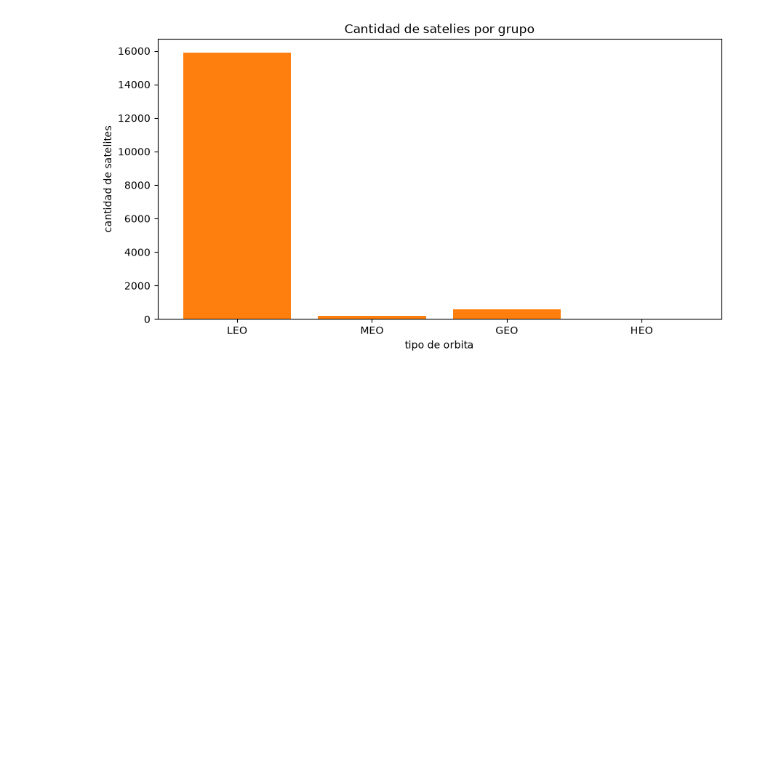
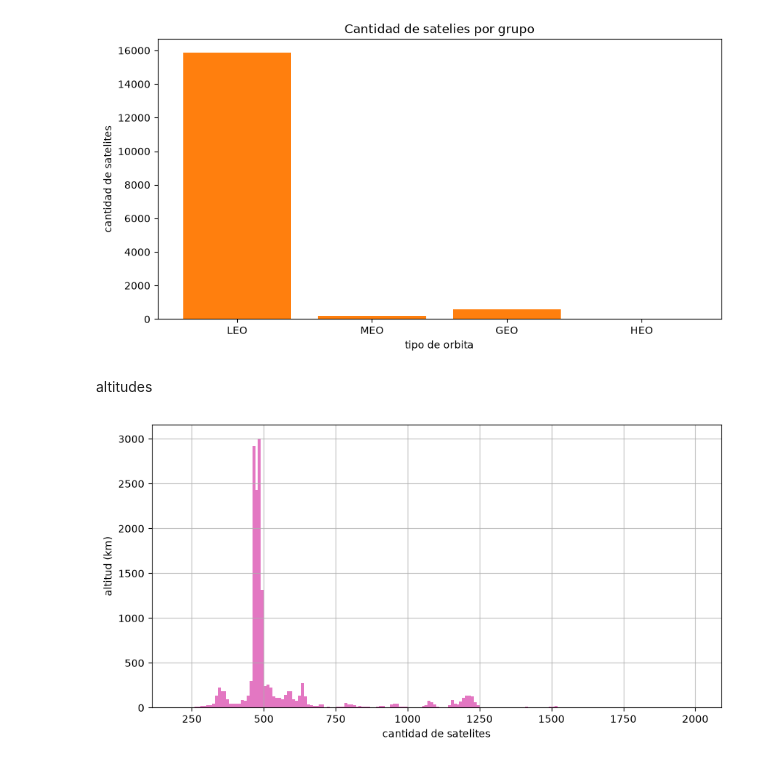
Before and after one commit to melaninicolmoyasuarez-hash/proyesat, a Jupyter notebook: informe.ipynb, the cells around one changed output. Cells and saved outputs as stored; diff of their text form; code cells hidden in the pictures; blank space fills up the shorter version.

```diff
--- a/informe.ipynb
+++ b/informe.ipynb
@@ -172,3 +250,18 @@ plt.ylabel("cantidad de satelites")
 plt.show()
 # %% [output]
 [figure]
+# %% [markdown]
+altitudes
+# %%
+import numpy as np
+altitudes_t= [j for lista in resumen_g.values() for j in lista]
+ancho_bin= 10
+lineales= np.arange(200, 2000 + ancho_bin, ancho_bin)
+plt.figure(figsize=(10,5))
+plt.hist(altitudes_t, bins= lineales, color= "C6")
+plt.ylabel("altitud (km)")
+plt.xlabel("cantidad de satelites")
+plt.grid(alpha= 0.8)
+plt.show()
+# %% [output]
+[figure, added]
```
Also changed, not shown: parts of 10 cells of this notebook.
